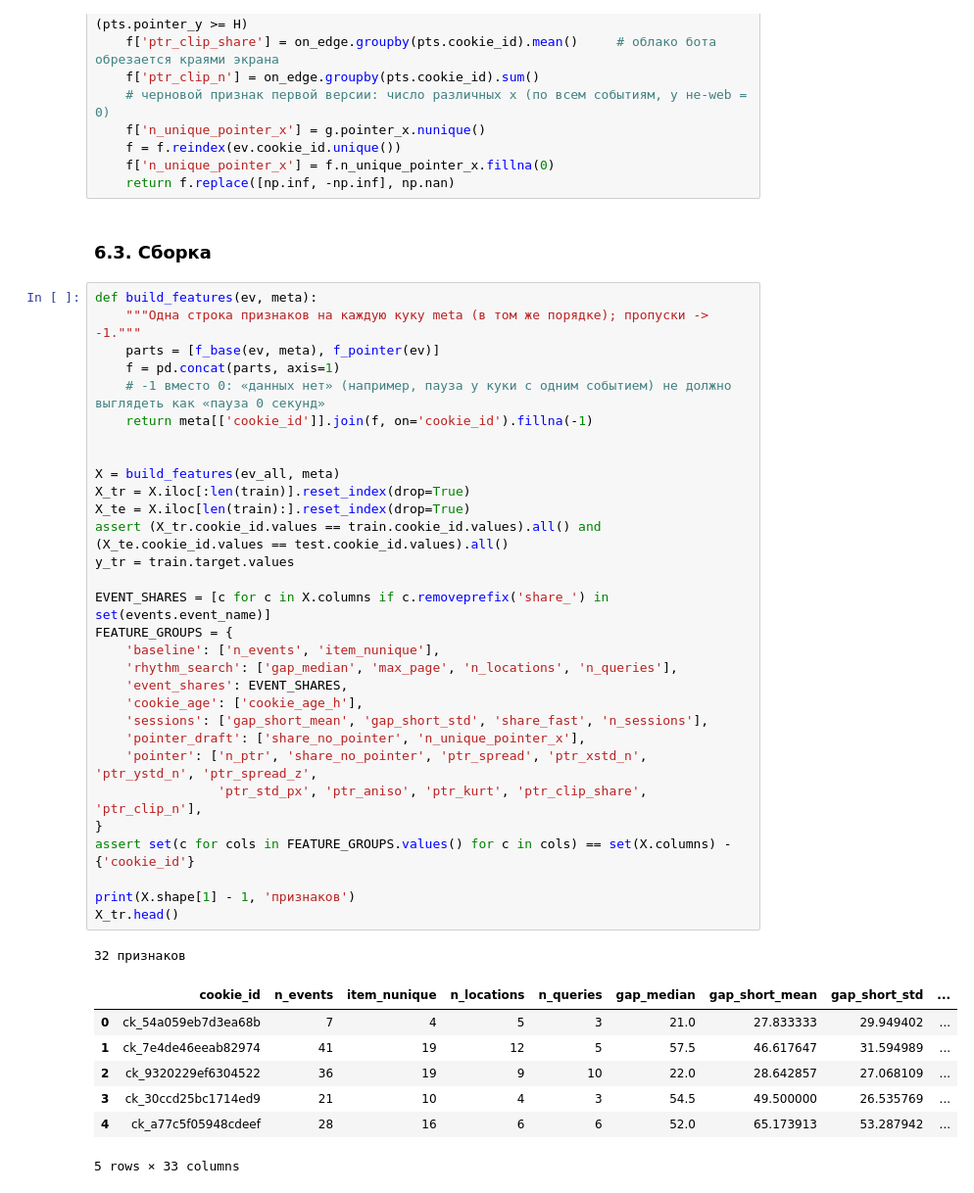
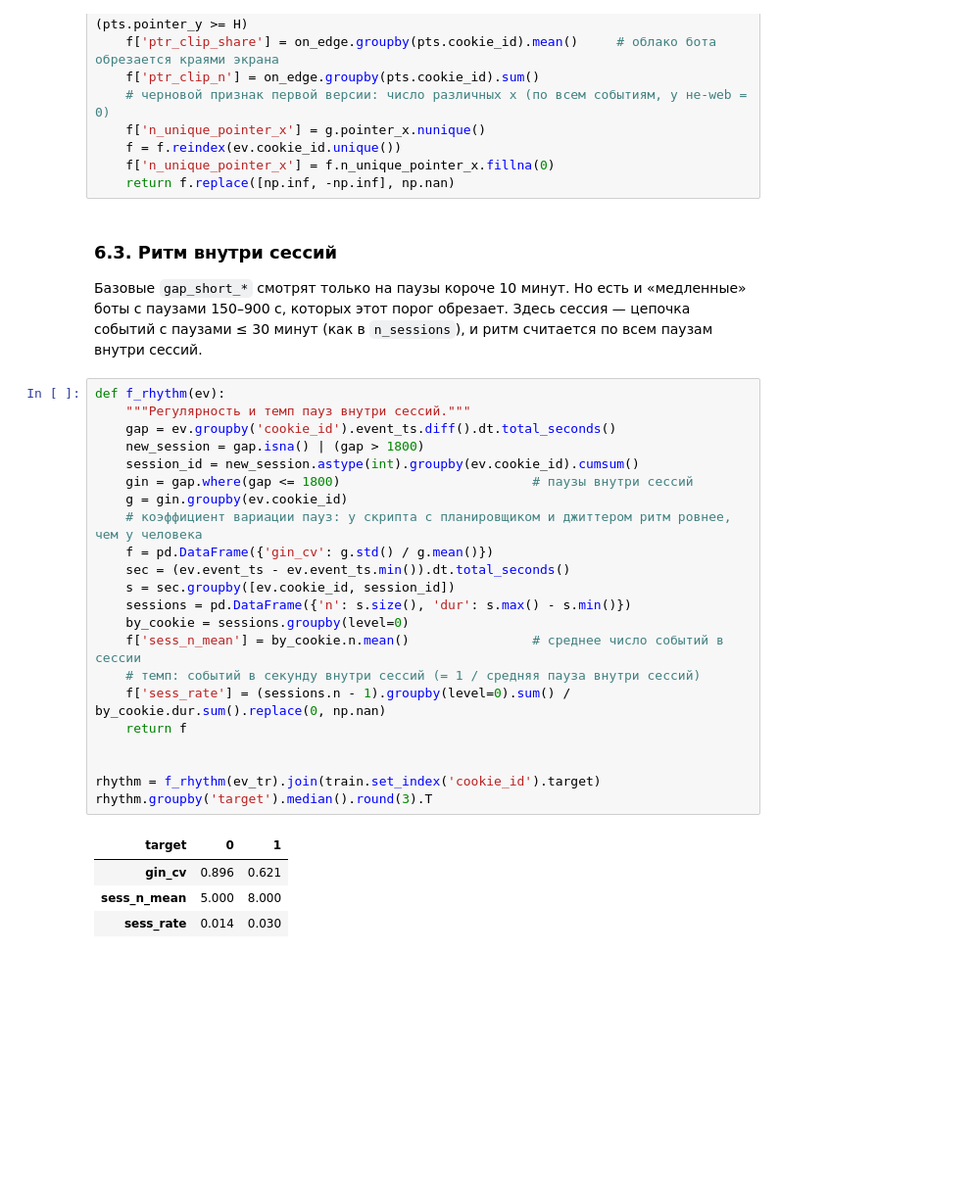
Before and after one commit to xloned/avito-bot-detection-challenge, a Jupyter notebook: solution.ipynb, the cells around one changed output. Shown at 98% size. Cells and saved outputs as stored; diff of their text form; blank space fills up the shorter version.

```diff
--- a/solution.ipynb
+++ b/solution.ipynb
@@ -496,44 +496,34 @@ def f_pointer(ev):
     f['n_unique_pointer_x'] = f.n_unique_pointer_x.fillna(0)
     return f.replace([np.inf, -np.inf], np.nan)
 # %% [markdown]
-### 6.3. Сборка
+### 6.3. Ритм внутри сессий
+
+Базовые `gap_short_*` смотрят только на паузы короче 10 минут. Но есть и «медленные» боты с паузами 150–900 с, которых этот порог обрезает. Здесь сессия — цепочка событий с паузами ≤ 30 минут (как в `n_sessions`), и ритм считается по всем паузам внутри сессий.
 # %%
-def build_features(ev, meta):
-    """Одна строка признаков на каждую куку meta (в том же порядке); пропуски -> -1."""
-    parts = [f_base(ev, meta), f_pointer(ev)]
-    f = pd.concat(parts, axis=1)
-    # -1 вместо 0: «данных нет» (например, пауза у куки с одним событием) не должно выглядеть как «пауза 0 секунд»
-    return meta[['cookie_id']].join(f, on='cookie_id').fillna(-1)
+def f_rhythm(ev):
+    """Регулярность и темп пауз внутри сессий."""
+    gap = ev.groupby('cookie_id').event_ts.diff().dt.total_seconds()
+    new_session = gap.isna() | (gap > 1800)
+    session_id = new_session.astype(int).groupby(ev.cookie_id).cumsum()
+    gin = gap.where(gap <= 1800)                         # паузы внутри сессий
+    g = gin.groupby(ev.cookie_id)
+    # коэффициент вариации пауз: у скрипта с планировщиком и джиттером ритм ровнее, чем у человека
+    f = pd.DataFrame({'gin_cv': g.std() / g.mean()})
+    sec = (ev.event_ts - ev.event_ts.min()).dt.total_seconds()
+    s = sec.groupby([ev.cookie_id, session_id])
+    sessions = pd.DataFrame({'n': s.size(), 'dur': s.max() - s.min()})
+    by_cookie = sessions.groupby(level=0)
+    f['sess_n_mean'] = by_cookie.n.mean()                # среднее число событий в сессии
+    # темп: событий в секунду внутри сессий (= 1 / средняя пауза внутри сессий)
+    f['sess_rate'] = (sessions.n - 1).groupby(level=0).sum() / by_cookie.dur.sum().replace(0, np.nan)
+    return f
 
 
-X = build_features(ev_all, meta)
-X_tr = X.iloc[:len(train)].reset_index(drop=True)
-X_te = X.iloc[len(train):].reset_index(drop=True)
-assert (X_tr.cookie_id.values == train.cookie_id.values).all() and (X_te.cookie_id.values == test.cookie_id.values).all()
-y_tr = train.target.values
-
-EVENT_SHARES = [c for c in X.columns if c.removeprefix('share_') in set(events.event_name)]
-FEATURE_GROUPS = {
-    'baseline': ['n_events', 'item_nunique'],
-    'rhythm_search': ['gap_median', 'max_page', 'n_locations', 'n_queries'],
-    'event_shares': EVENT_SHARES,
-    'cookie_age': ['cookie_age_h'],
-    'sessions': ['gap_short_mean', 'gap_short_std', 'share_fast', 'n_sessions'],
-    'pointer_draft': ['share_no_pointer', 'n_unique_pointer_x'],
-    'pointer': ['n_ptr', 'share_no_pointer', 'ptr_spread', 'ptr_xstd_n', 'ptr_ystd_n', 'ptr_spread_z',
-                'ptr_std_px', 'ptr_aniso', 'ptr_kurt', 'ptr_clip_share', 'ptr_clip_n'],
-}
-assert set(c for cols in FEATURE_GROUPS.values() for c in cols) == set(X.columns) - {'cookie_id'}
-
-print(X.shape[1] - 1, 'признаков')
-X_tr.head()
+rhythm = f_rhythm(ev_tr).join(train.set_index('cookie_id').target)
+rhythm.groupby('target').median().round(3).T
 # %% [output]
-32 признаков
-|  | cookie_id | n_events | item_nunique | n_locations | n_queries | gap_median | gap_short_mean | gap_short_std | ... |
-| 0 | ck_54a059eb7d3ea68b | 7 | 4 | 5 | 3 | 21.0 | 27.833333 | 29.949402 | ... |
-| 1 | ck_7e4de46eeab82974 | 41 | 19 | 12 | 5 | 57.5 | 46.617647 | 31.594989 | ... |
-| 2 | ck_9320229ef6304522 | 36 | 19 | 9 | 10 | 22.0 | 28.642857 | 27.068109 | ... |
-| 3 | ck_30ccd25bc1714ed9 | 21 | 10 | 4 | 3 | 54.5 | 49.500000 | 26.535769 | ... |
-| 4 | ck_a77c5f05948cdeef | 28 | 16 | 6 | 6 | 52.0 | 65.173913 | 53.287942 | ... |
+| target | 0 | 1 |
+| gin_cv | 0.896 | 0.621 |
+| sess_n_mean | 5.000 | 8.000 |
+| sess_rate | 0.014 | 0.030 |
-5 rows × 33 columns
 # %% [markdown]
```
Also changed, not shown: parts of 16 cells of this notebook, 1 other file.
